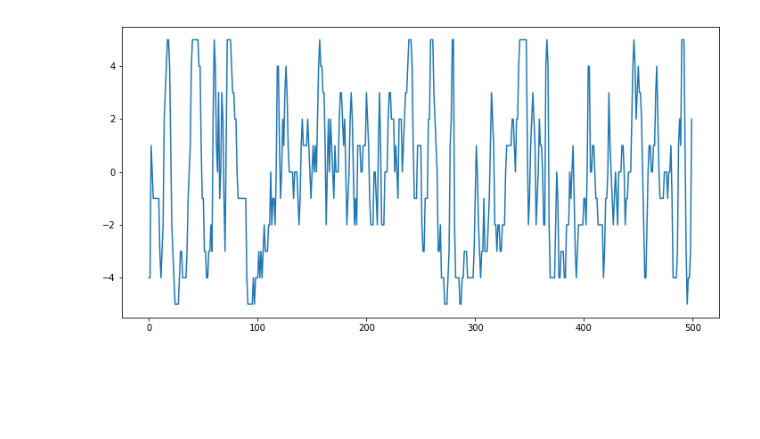
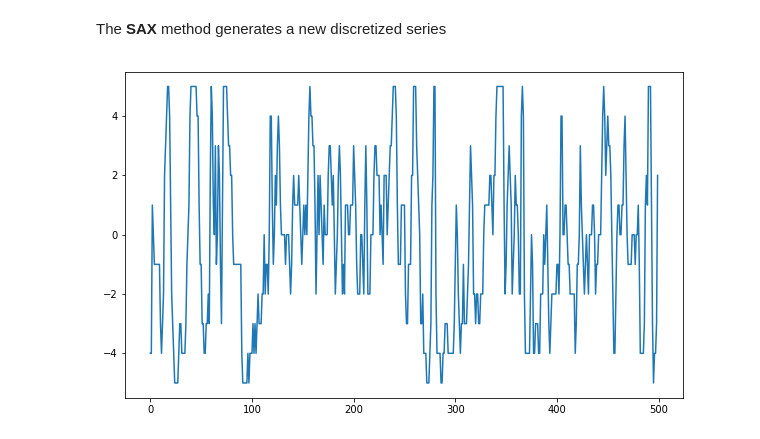
Before and after one commit to bejar/URLNotebooks, a Jupyter notebook: Notebooks/12SequentialData.ipynb, the cells around one changed output. Drawn from its saved outputs; the diff is of its cells as text; code cells hidden in the pictures; blank space fills up the shorter version.

```diff
--- a/Notebooks/12SequentialData.ipynb
+++ b/Notebooks/12SequentialData.ipynb
@@ -17,8 +29,10 @@ plt.plot(data);
+# %% [markdown]
+The **SAX** method generates a new discretized series
 # %%
-import amltlearn.time_series.discretization.SAX as SAX
-saxtrans = SAX(window_length=data.shape[0], step=10, word_length=500, voc_size=11)
+import kemlglearn.time_series.discretization.SAX as SAX
+saxtrans = SAX(window_length=data.shape[0], word_length=500, voc_size=11)
 datatrans = saxtrans.transform(data)
-fig = plt.figure(figsize=(12,6))
+fig = plt.figure(figsize=(10,6))
 plt.plot(datatrans[0]);
 # %% [output]
-[figure, old version]
+[figure, new version]
```
Also changed, not shown: parts of 27 cells of this notebook, 6 other files.
